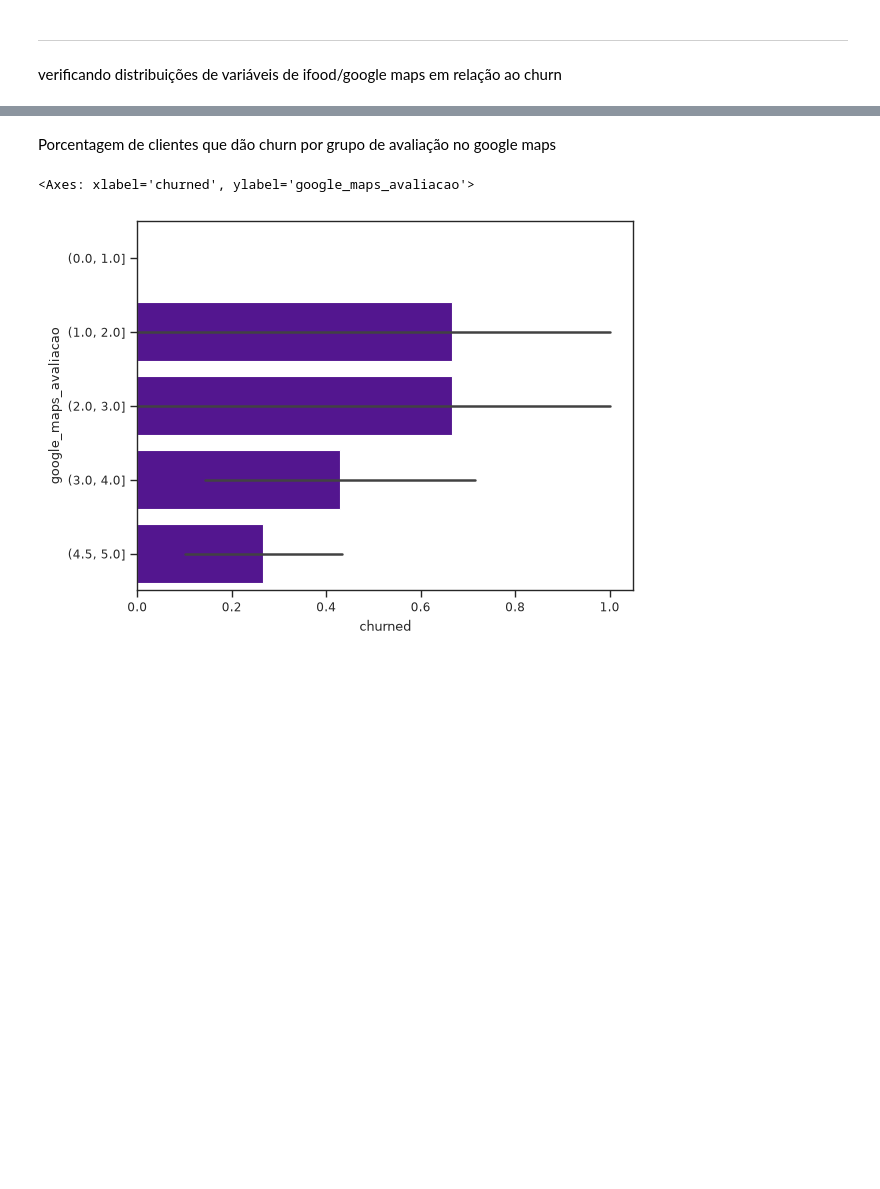
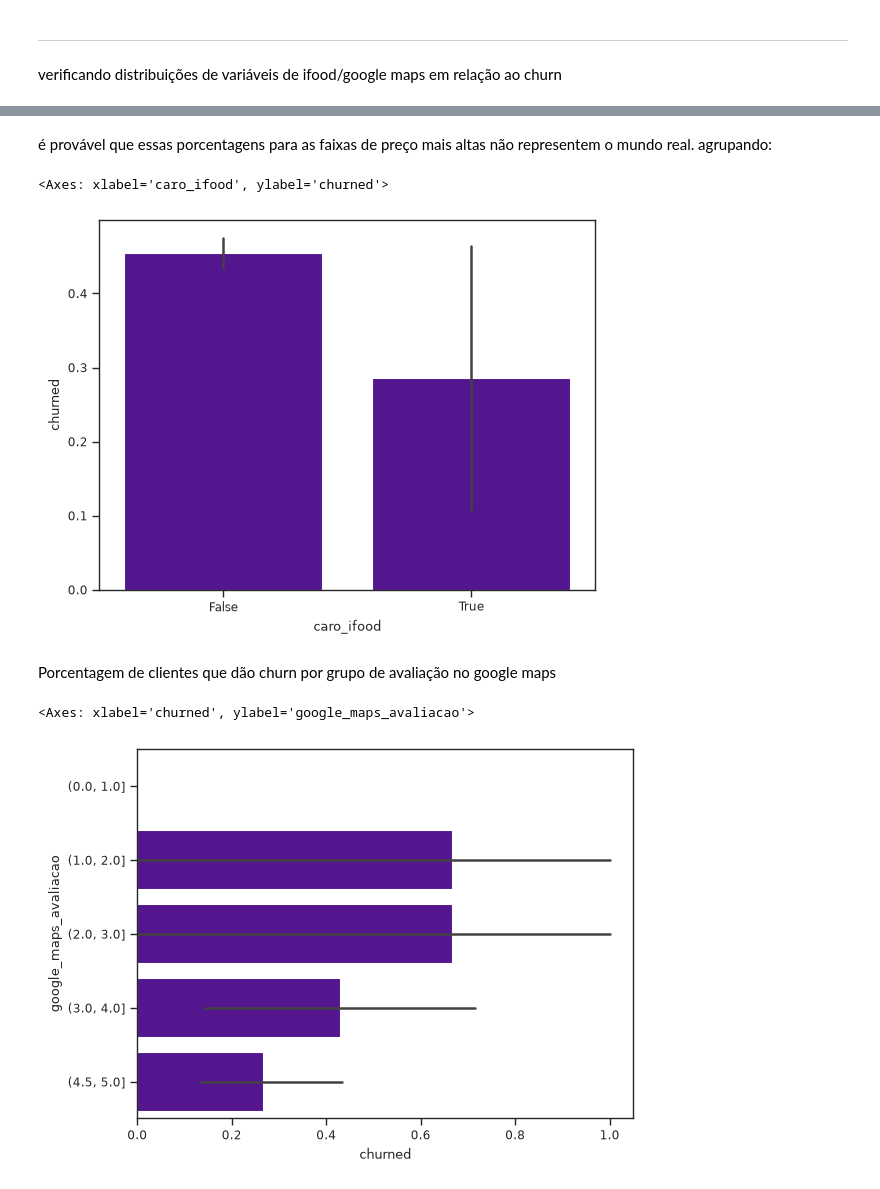
Before and after one commit to lgns-cin/CIN0144, a Jupyter notebook: EDA/com_pedidos.ipynb, the cells around one changed output, grey strips where cells are left out. Cells and saved outputs as stored; diff of their text form; code cells hidden in the pictures; blank space fills up the shorter version.

```diff
--- a/EDA/com_pedidos.ipynb
+++ b/EDA/com_pedidos.ipynb
@@ -1657,3 +1665,11 @@ seaborn.barplot(data=leads, x='churned', y='ifood_faixa_preco', order=sorted(lea
+# %% [markdown]
+é provável que essas porcentagens para as faixas de preço mais altas não representem o mundo real. agrupando:
+# %%
+leads['caro_ifood'] = leads.ifood_faixa_preco.apply(lambda x: x in ('$$$', '$$$$', '$$$$$'))
+seaborn.barplot(data=leads, x='caro_ifood', y='churned')
+# %% [output]
+<Axes: xlabel='caro_ifood', ylabel='churned'>
+[figure, added]
 # %% [markdown]
 Porcentagem de clientes que dão churn por grupo de avaliação no google maps
 # %%
```
Also changed, not shown: parts of 4 cells of this notebook.
